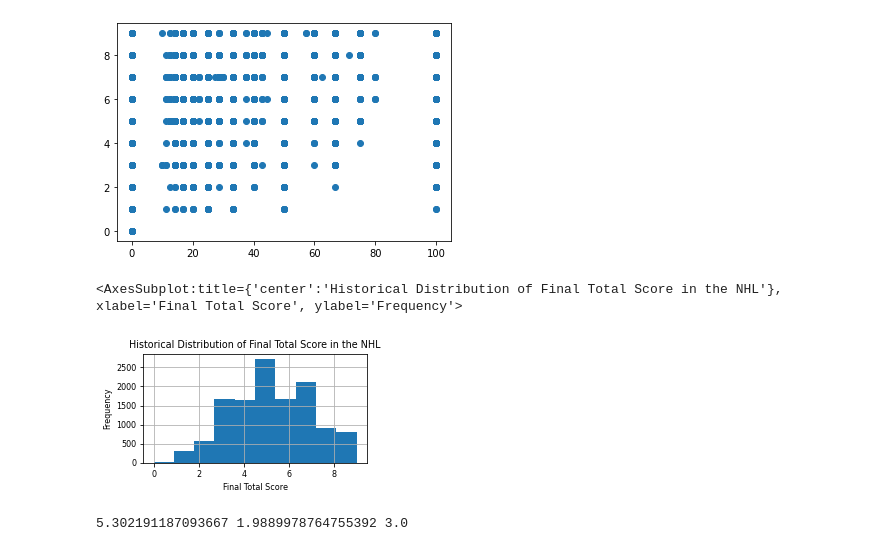
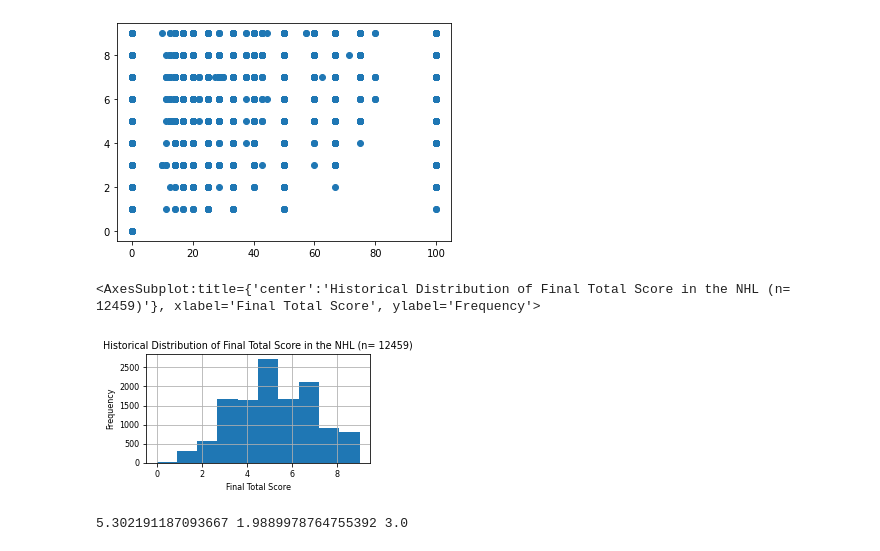
Before and after one commit to oscj/nhl-fts-prediction, a Jupyter notebook: expl/relationships.ipynb, the cells around one changed output. Drawn from its saved outputs; the diff is of its cells as text; code cells hidden in the pictures.

```diff
--- a/expl/relationships.ipynb
+++ b/expl/relationships.ipynb
@@ -68,14 +68,14 @@ plt.scatter(game_stats["home_powerPlayPercentage"], game_stats["totalGoals"])
 # %%
 plt.rcParams["figure.figsize"] = (4, 2)
 # set plot title size to small
 plt.rcParams["font.size"] = 8
-plt.title("Historical Distribution of Final Total Score in the NHL")
+plt.title(f"Historical Distribution of Final Total Score in the NHL (n= {len(game_stats)})")
 plt.ylabel("Frequency")
 plt.xlabel("Final Total Score")
 game_stats["totalGoals"].hist()
 # %% [output]
-<AxesSubplot:title={'center':'Historical Distribution of Final Total Score in the NHL'}, xlabel='Final Total Score', ylabel='Frequency'>
+<AxesSubplot:title={'center':'Historical Distribution of Final Total Score in the NHL (n= 12459)'}, xlabel='Final Total Score', ylabel='Frequency'>
-[figure, old version]
+[figure, new version]
 # %%
 # get mean and standard deviation of game_stats["totalGoals"]
 mean = game_stats["totalGoals"].mean()
```
Also changed, not shown: 25 other files.
